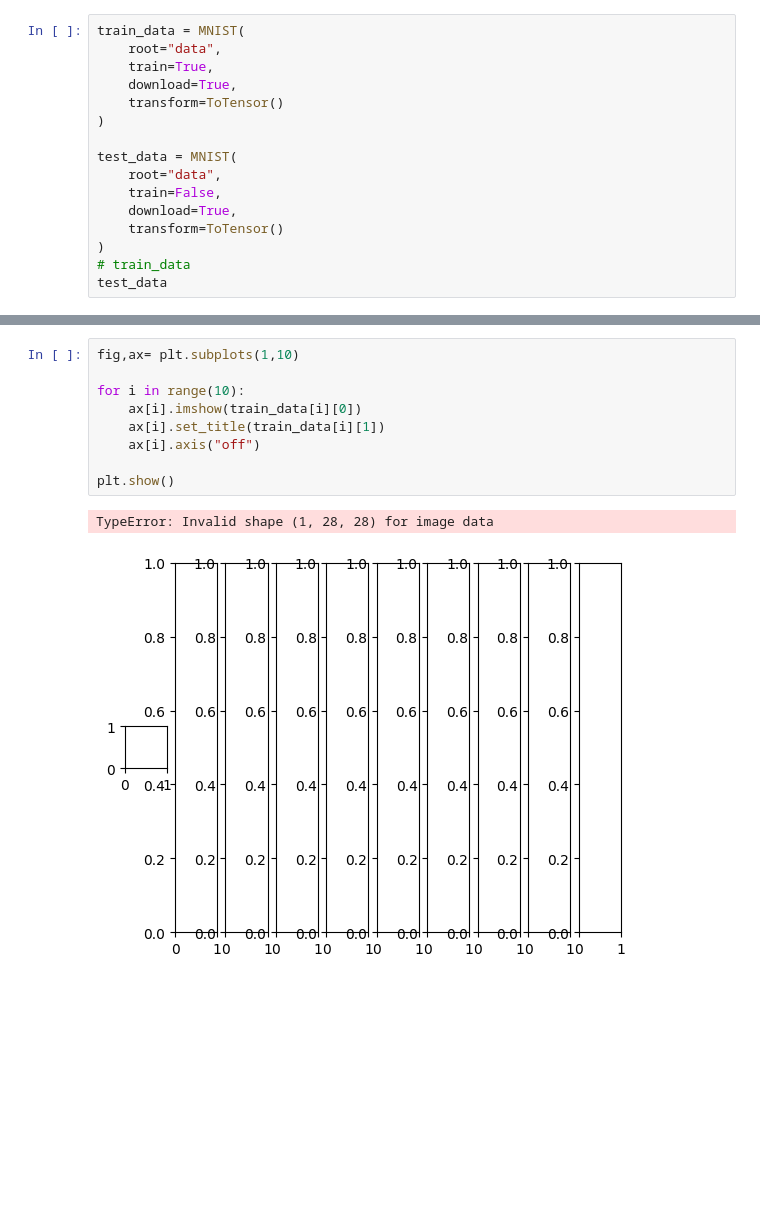
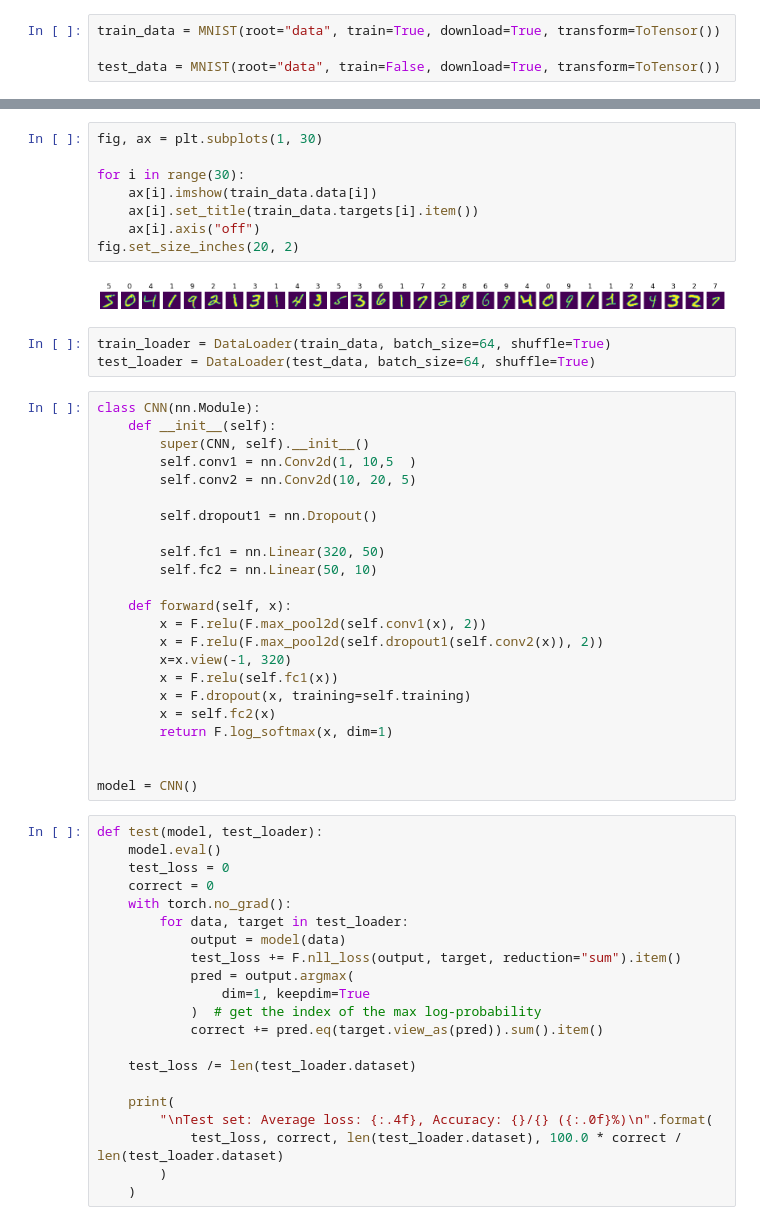
Before and after one commit to Sayemahamed/BeginnerClassificationProjects, a Jupyter notebook: 05_handwritten_number_classification/main.ipynb, the cells around one changed output, grey strips where cells are left out. Cells and saved outputs as stored; diff of their text form; blank space fills up the shorter version.

```diff
--- a/05_handwritten_number_classification/main.ipynb
+++ b/05_handwritten_number_classification/main.ipynb
@@ -9,16 +9,4 @@ import numpy as np
 # %%
-train_data = MNIST(
-    root="data",
-    train=True,
-    download=True,
-    transform=ToTensor()
-)
+train_data = MNIST(root="data", train=True, download=True, transform=ToTensor())
 
-test_data = MNIST(
-    root="data",
-    train=False,
-    download=True,
-    transform=ToTensor()
-)
-# train_data
-test_data
+test_data = MNIST(root="data", train=False, download=True, transform=ToTensor())
@@ -61,12 +13,57 @@ Extracting data\MNIST\raw\t10k-labels-idx1-ubyte.gz to data\MNIST\raw
 # %%
-fig,ax= plt.subplots(1,10)
+fig, ax = plt.subplots(1, 30)
 
-for i in range(10):
-    ax[i].imshow(train_data[i][0])
-    ax[i].set_title(train_data[i][1])
+for i in range(30):
+    ax[i].imshow(train_data.data[i])
+    ax[i].set_title(train_data.targets[i].item())
     ax[i].axis("off")
-
-plt.show()
+fig.set_size_inches(20, 2)
 # %% [output]
-TypeError: Invalid shape (1, 28, 28) for image data
-[figure, old version]
+[figure, new version]
+# %%
+train_loader = DataLoader(train_data, batch_size=64, shuffle=True)
+test_loader = DataLoader(test_data, batch_size=64, shuffle=True)
+# %%
+class CNN(nn.Module):
+    def __init__(self):
+        super(CNN, self).__init__()
+        self.conv1 = nn.Conv2d(1, 10,5  )
+        self.conv2 = nn.Conv2d(10, 20, 5)
+
+        self.dropout1 = nn.Dropout()
+
+        self.fc1 = nn.Linear(320, 50)
+        self.fc2 = nn.Linear(50, 10)
+
+    def forward(self, x):
+        x = F.relu(F.max_pool2d(self.conv1(x), 2))
+        x = F.relu(F.max_pool2d(self.dropout1(self.conv2(x)), 2))
+        x=x.view(-1, 320)
+        x = F.relu(self.fc1(x))
+        x = F.dropout(x, training=self.training)
+        x = self.fc2(x)
+        return F.log_softmax(x, dim=1)
+
+
+model = CNN()
+# %%
+def test(model, test_loader):
+    model.eval()
+    test_loss = 0
+    correct = 0
+    with torch.no_grad():
+        for data, target in test_loader:
+            output = model(data)
+            test_loss += F.nll_loss(output, target, reduction="sum").item()
+            pred = output.argmax(
+                dim=1, keepdim=True
+            )  # get the index of the max log-probability
+            correct += pred.eq(target.view_as(pred)).sum().item()
+
+    test_loss /= len(test_loader.dataset)
+
+    print(
+        "\nTest set: Average loss: {:.4f}, Accuracy: {}/{} ({:.0f}%)\n".format(
+            test_loss, correct, len(test_loader.dataset), 100.0 * correct / len(test_loader.dataset)
+        )
+    )
```
Also changed, not shown: parts of 5 cells of this notebook, 1 other file.
